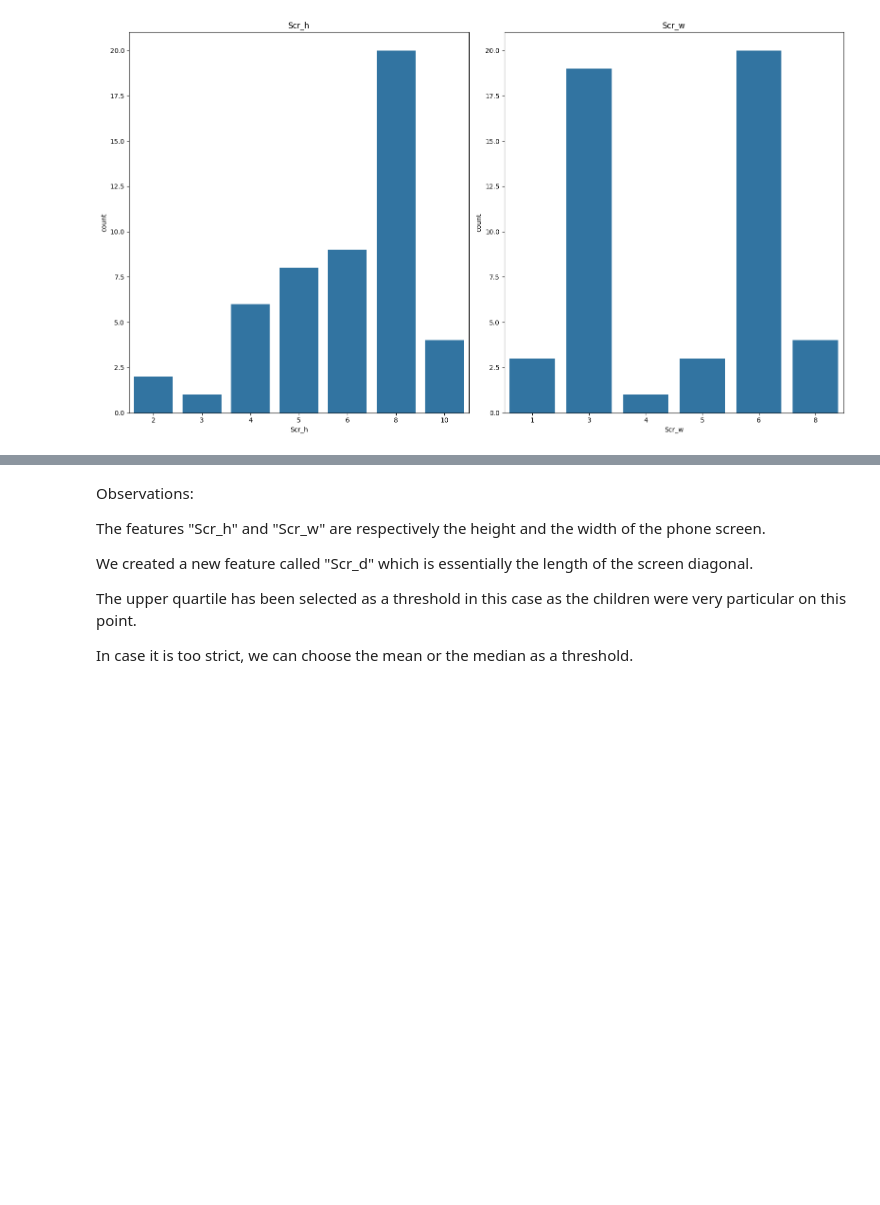
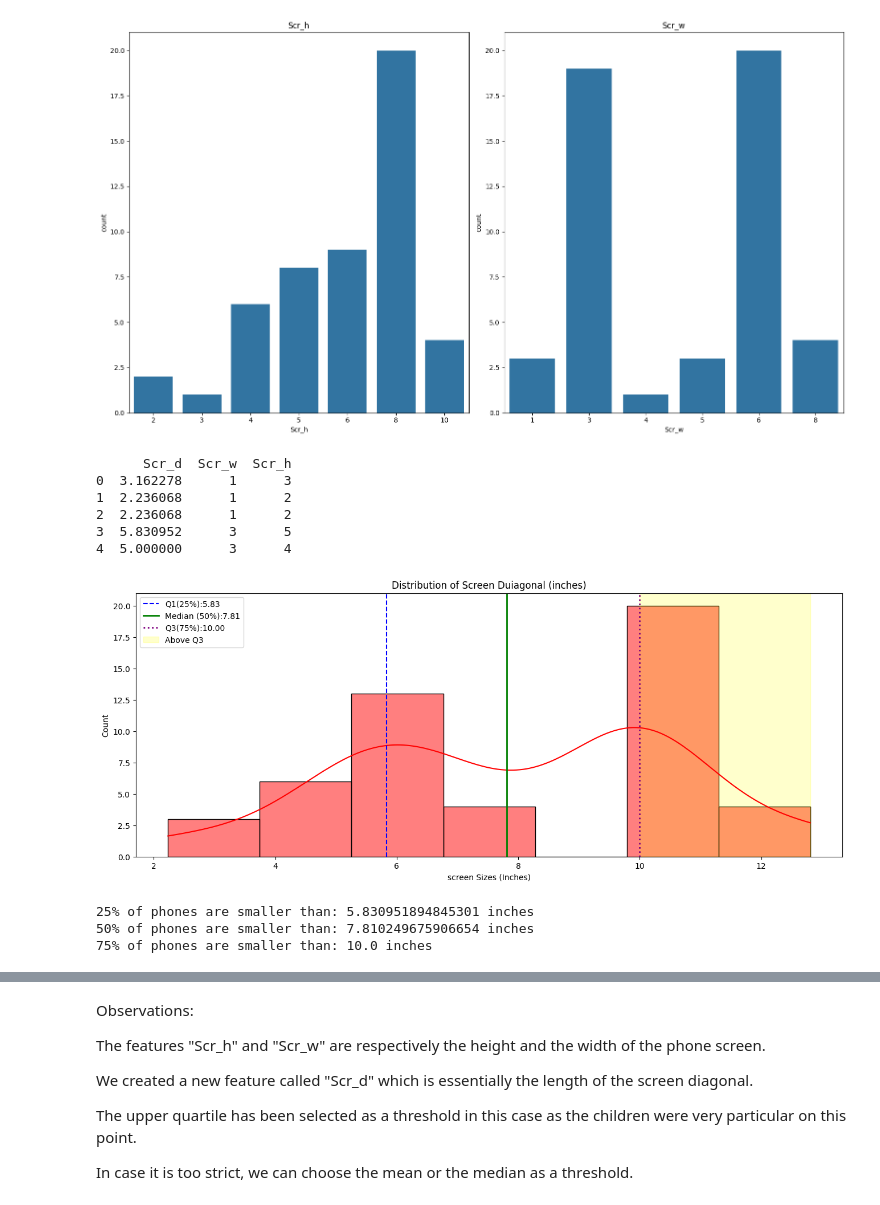
Before and after one commit to Subodhoraw/statistics-module-, a Jupyter notebook: Statistics Module Assignment.ipynb, the cells around one changed output, grey strips where cells are left out. Drawn from its saved outputs; the diff is of its cells as text; code cells hidden in the pictures; blank space fills up the shorter version.

```diff
--- a/Statistics Module Assignment.ipynb
+++ b/Statistics Module Assignment.ipynb
@@ -333,3 +347,14 @@ plt.tight_layout()
 [figure]
 # %%
 # Create a new feature called "Scr_d" which stores the length of the diagonal of the screen of the phone
+data['Scr_d'] = np.sqrt(data['Scr_h']**2 + data['Scr_w']**2)
+data['Scr_d_inches'] = (data['Scr_d'] / 2.54).round(1)
+data.to_csv("Telecom Dataset.csv", index=False)
+print(data[['Scr_d','Scr_w','Scr_h']].head())
+# %% [output]
+      Scr_d  Scr_w  Scr_h
+0  3.162278      1      3
+1  2.236068      1      2
+2  2.236068      1      2
+3  5.830952      3      5
+4  5.000000      3      4
@@ -338,3 +361,35 @@ plt.tight_layout()
+# %%
+# Create a histogram of the "Scr_d" feature and also show the quartiles
+plt.figure(figsize = (16, 6) )
+sns.histplot(data['Scr_d'], color= 'Red',kde= True)
+
+#calculate the quartiles
+Q1 = data['Scr_d'].quantile(.25) #25% quantile
+Q2 = data['Scr_d'].quantile(.50) #50%quantile
+Q3 = data['Scr_d'].quantile(.75) #75% quantile
+
+#add verticle lines for Quartiles
+plt.axvline(Q1, color ='Blue', linestyle ='--', label = f'Q1(25%):{Q1:.2f}')
+plt.axvline(Q2, color ='green',linestyle ='-',linewidth = 2, label = f'Median (50%):{Q2:.2f}')
+plt.axvline(Q3, color='purple', linestyle=':', linewidth=2, label=f'Q3(75%):{Q3:.2f}')
+plt.axvspan(Q3, data['Scr_d'].max(), color='yellow', alpha=0.2, label='Above Q3')
+
+#labels and legend
+plt.title('Distribution of Screen Duiagonal (inches)')
+plt.xlabel('screen Sizes (Inches)')
+plt.ylabel('Count')
+plt.legend()
+plt.show()
+
+#quartile
+print(f"25% of phones are smaller than: {Q1} inches")
+print(f"50% of phones are smaller than: {Q2} inches")
+print(f"75% of phones are smaller than: {Q3} inches")
+# %% [output]
+[figure, added]
+25% of phones are smaller than: 5.830951894845301 inches
+50% of phones are smaller than: 7.810249675906654 inches
+75% of phones are smaller than: 10.0 inches
 # %%
 # The children want phones that have very good screen sizes
 # Consider the phones that have screen sizes greater than or equal to the upper quartile value in the data set
```
Also changed, not shown: parts of 17 cells of this notebook.
